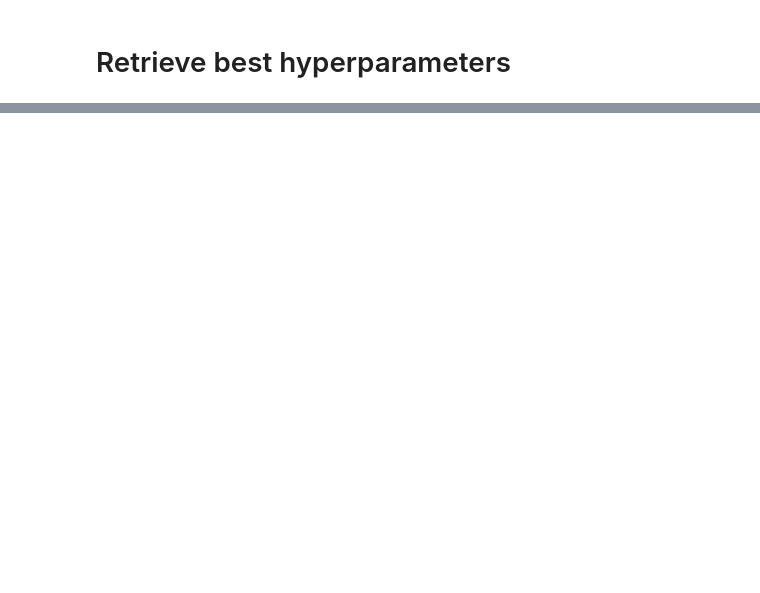
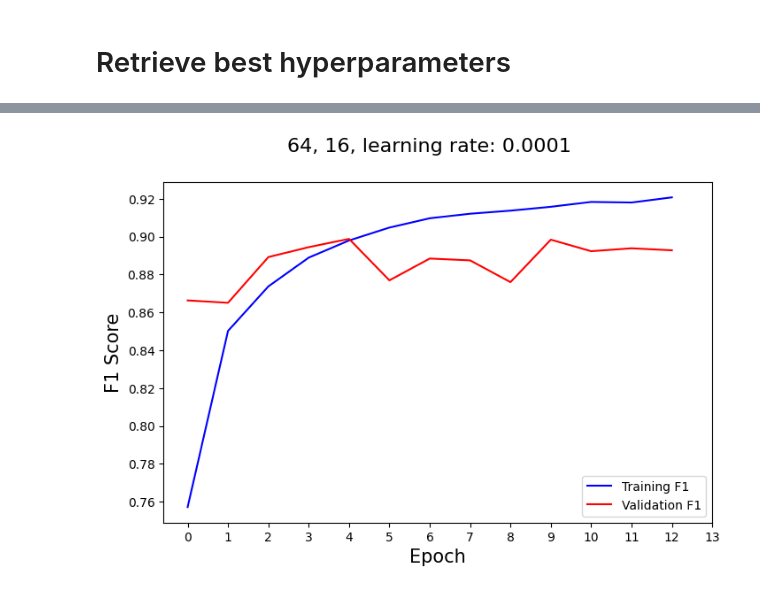
Before and after one commit to MT9981/FYP, a Jupyter notebook: GloVe + Word2Vec (mean) oversampled-keras tuner (done).ipynb, the cells around one changed output, grey strips where cells are left out. Drawn from its saved outputs; the diff is of its cells as text; code cells hidden in the pictures; blank space fills up the shorter version.

```diff
--- a/GloVe + Word2Vec (mean) oversampled-keras tuner (done).ipynb
+++ b/GloVe + Word2Vec (mean) oversampled-keras tuner (done).ipynb
@@ -454,10 +452,11 @@ predicted_f1_score = 0.8892049127343244
 # %%
 from sklearn.utils.class_weight import compute_class_weight
+from tensorflow.keras.layers import Bidirectional, LSTM
 
 input_size = X_train.shape[1]
 
-def cnn_model(hp):
-    conv_filters = hp.Choice("conv_filters", values=[16, 32, 64, 128])
+def bilstm_model(hp):
+    out_space = hp.Choice("output_space", values=[16, 32, 64, 128])
     dense_units = hp.Choice("dense_units", values=[16, 32, 64, 128])
     learning_rate = hp.Choice("learning_rate", values=[0.0001, 0.0005, 0.001, 0.005])
 
@@ -466,9 +465,8 @@ def cnn_model(hp):
     input_layer = Input(shape=(input_size,))
     embedding = embedding_layer(input_layer)
 
-    conv = Conv1D(conv_filters, 10, activation='relu', kernel_regularizer=regularizers.l2(3), padding='same')(embedding)
-    maxpool = MaxPooling1D(3)(conv)
-    flatten = Flatten()(maxpool)
+    bilstm = Bidirectional(LSTM(out_space, activation='relu', kernel_regularizer=regularizers.l2(1), recurrent_regularizer=regularizers.l2(1)))(embedding)
+    flatten = Flatten()(bilstm)
     dropout = Dropout(0.3)(flatten)
     dense = Dense(dense_units)(dropout)
     output_layer = Dense(units=1, activation='sigmoid')(dense)
@@ -489,9 +487,9 @@ from keras_tuner import Objective
 from keras_tuner.tuners import GridSearch
 
 tuner = kt.GridSearch(
-    cnn_model,
+    bilstm_model,
     objective=Objective('val_f1_score', direction='max'),
-    directory='CNN Grid Tuning',
+    directory='BiLSTM Grid Tuning',
     project_name='Glove+Word2Vec (mean) oversampled grid-tune'
 )
 # %% [output]
@@ -611,0 +537,8 @@ predicted_f1_score = 0.8942136120316085
+# %%
+# Retrieve the best hyperparameters #0032,
+best_trial = tuner.oracle.get_trial('0001')
+best_hyperparameters = best_trial.hyperparameters
+
+# Re-instantiate the model with the best hyperparameters
+best_model = tuner.hypermodel.build(best_hyperparameters)
+best_model.summary()
@@ -613,7 +566,6 @@ predicted_f1_score = 0.8942136120316085
 hp_history = best_model.fit(X_train,
                          y_train,
                          epochs=30,
-                         verbose=2,
                          batch_size=32,
                          validation_data=(X_val, y_val),
                          callbacks=callback)
@@ -620,12 +590,14 @@ hp_history = best_model.fit(X_train,
 # %%
 #plotting f1
 plt.figure(figsize=(8, 5))  # Create a new figure for each plot
-plt.suptitle(f'64, 128, learning rate: 0.0001', fontsize=16)
+plt.suptitle(f'64, 16, learning rate: 0.0001', fontsize=16)
 plt.ylabel('F1 Score', fontsize=15)
 plt.xlabel('Epoch', fontsize=15)
 plt.plot(hp_history.history['f1_score'], color='b', label='Training F1')
 plt.plot(hp_history.history['val_f1_score'], color='r', label='Validation F1')
 plt.legend(loc='lower right')
 
 plt.xticks(range(0, len(hp_history.history['f1_score']) + 1, 1))
 plt.show()
+# %% [output]
+[figure, added]
```
Also changed, not shown: parts of 26 cells of this notebook, 14 other files.
